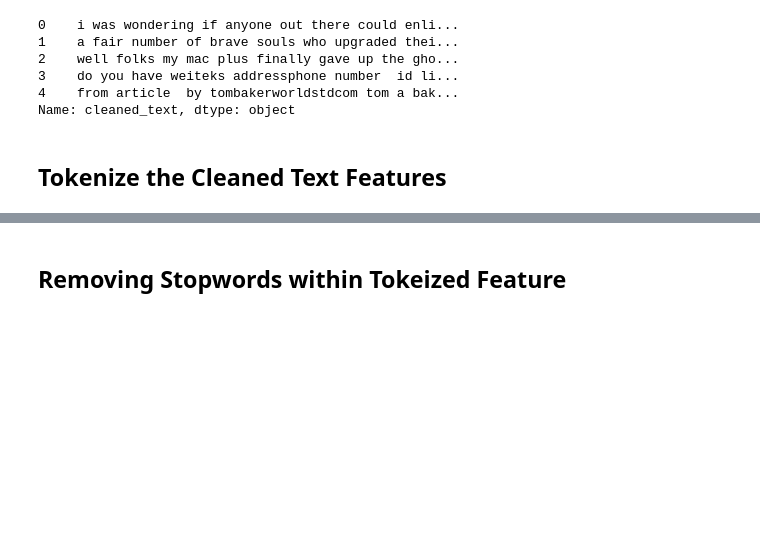
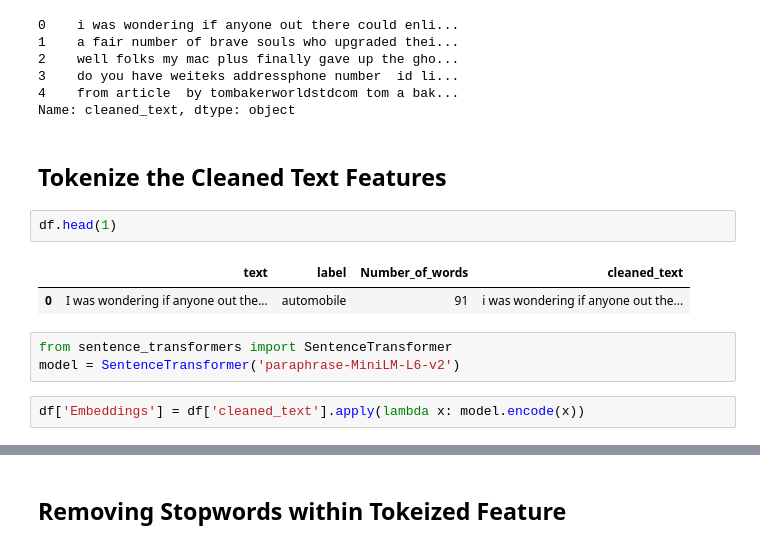
Before and after one commit to protovici/Data-Sciences, a Jupyter notebook: NLP_DEV/text_class_full_steps.ipynb, the cells around one changed output, grey strips where cells are left out. Cells and saved outputs as stored; diff of their text form; blank space fills up the shorter version.

```diff
--- a/NLP_DEV/text_class_full_steps.ipynb
+++ b/NLP_DEV/text_class_full_steps.ipynb
@@ -257,3 +250,13 @@ df['cleaned_text'].head()
 Name: cleaned_text, dtype: object
 # %% [markdown]
 ## Tokenize the Cleaned Text Features
+# %%
+df.head(1)
+# %% [output]
+|  | text | label | Number_of_words | cleaned_text |
+| 0 | I was wondering if anyone out the... | automobile | 91 | i was wondering if anyone out the... |
+# %%
+from sentence_transformers import SentenceTransformer
+model = SentenceTransformer('paraphrase-MiniLM-L6-v2')
+# %%
+df['Embeddings'] = df['cleaned_text'].apply(lambda x: model.encode(x))
```
Also changed, not shown: parts of 17 cells of this notebook, 1 other file.
